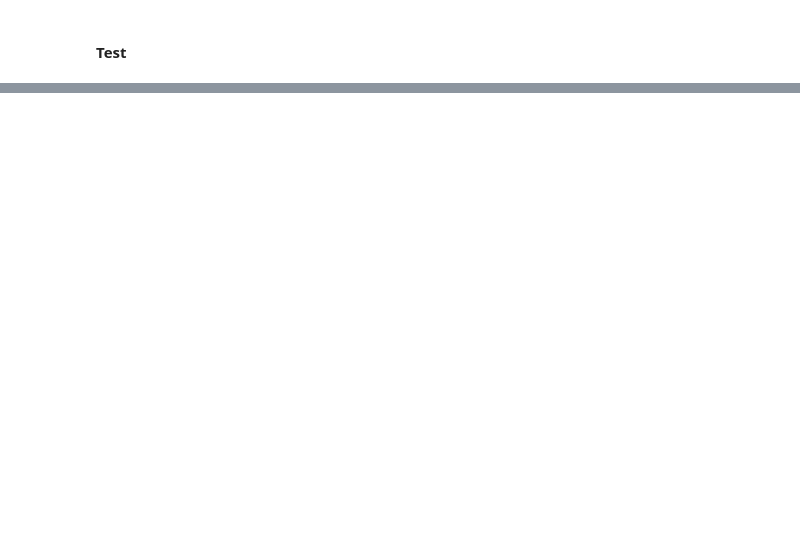
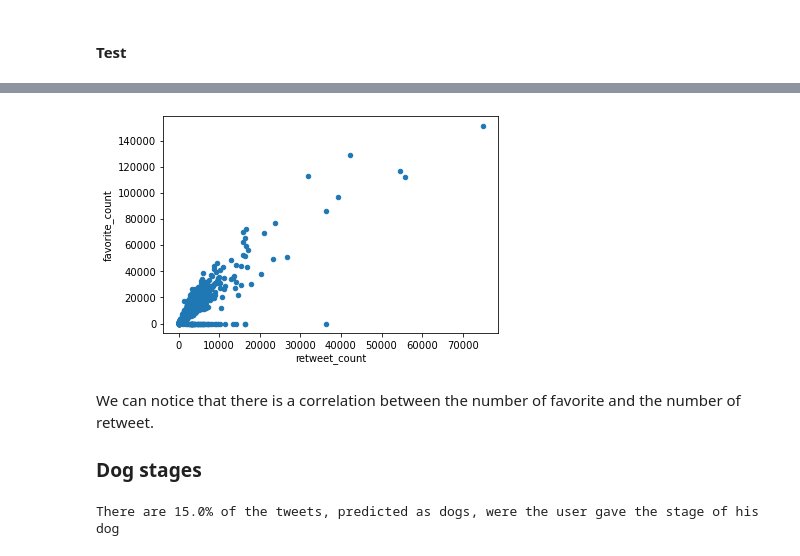
Before and after one commit to Simonmaignan/udacity-data-analysis, a Jupyter notebook: project-wrangle-tweets/wrangle_act.ipynb, the cells around one changed output, grey strips where cells are left out. Saved outputs shown, nothing was run; the diff lists cells and outputs as text; code cells hidden in the pictures; blank space fills up the shorter version.

```diff
--- a/project-wrangle-tweets/wrangle_act.ipynb
+++ b/project-wrangle-tweets/wrangle_act.ipynb
@@ -845,0 +851,4 @@ Name: pred_dog_breed, Length: 378, dtype: int64
+# %%
+df_twitter_archive_dogs_only = df_twitter_archive_clean[df_twitter_archive_clean.pred_is_dog]
+dogs_ratio = df_twitter_archive_dogs_only.shape[0] / df_twitter_archive_clean.shape[0]
+print("There are {:.1f}% of the tweets that were predicted as representing a dog".format(dogs_ratio * 100))
@@ -845,0 +919,13 @@ Name: pred_dog_breed, Length: 378, dtype: int64
+# %%
+df_twitter_archive_dogs_only.plot.scatter(x='retweet_count', y='favorite_count');
+# %% [output]
+[figure, added]
+# %% [markdown]
+We can notice that there is a correlation between the number of favorite and the number of retweet.
+### Dog stages
+# %%
+dogs_with_stage = df_twitter_archive_dogs_only[~df_twitter_archive_dogs_only.dog_stage.isna()]
+dog_stage_ratio = dogs_with_stage.shape[0] / df_twitter_archive_dogs_only.shape[0]
+print("There are {:.1f}% of the tweets, predicted as dogs, were the user gave the stage of his dog.".format(dog_stage_ratio * 100))
+# %% [output]
+There are 15.0% of the tweets, predicted as dogs, were the user gave the stage of his dog
```
Also changed, not shown: parts of 23 cells of this notebook.
